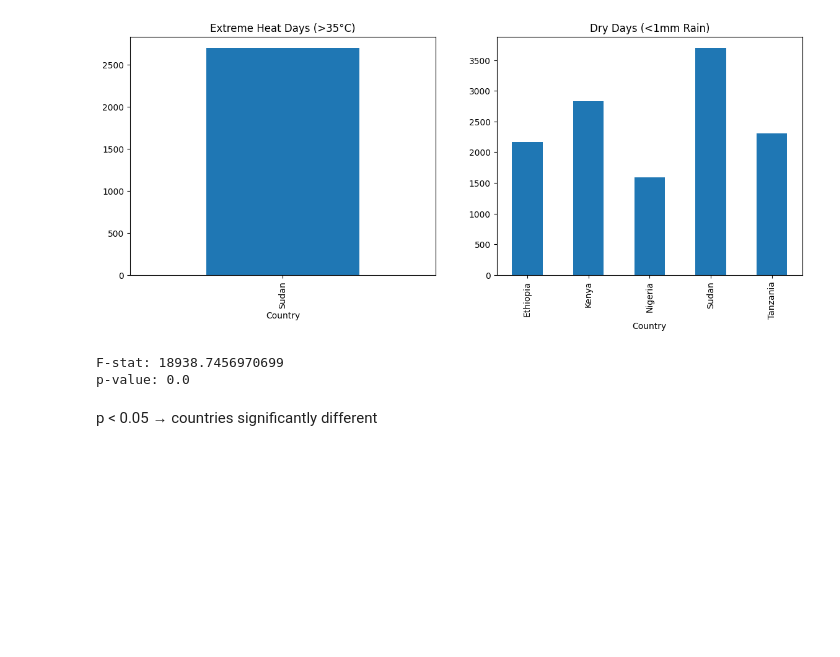
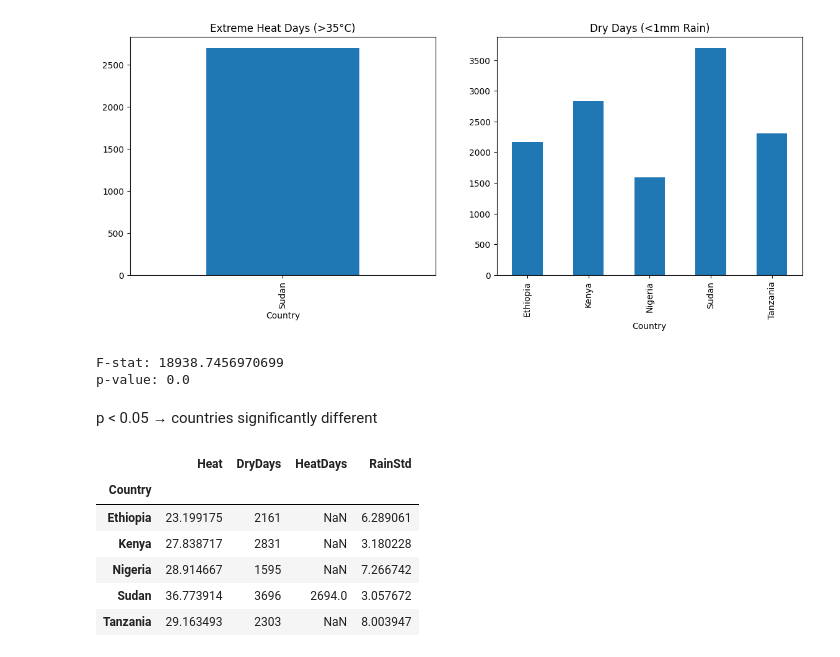
Before and after one commit to fenet-as/climate-challenge-week0, a Jupyter notebook: notebooks/compare_countries.ipynb, the cells around one changed output. Saved outputs shown, nothing was run; the diff lists cells and outputs as text; code cells hidden in the pictures; blank space fills up the shorter version.

```diff
--- a/notebooks/compare_countries.ipynb
+++ b/notebooks/compare_countries.ipynb
@@ -117,3 +117,20 @@ F-stat: 18938.7456970699
 p-value: 0.0
 # %% [markdown]
 p < 0.05 → countries significantly different
+# %%
+vulnerability = pd.DataFrame()
+
+vulnerability["Heat"] = df.groupby("Country")["T2M_MAX"].mean()
+vulnerability["DryDays"] = dry_events
+vulnerability["HeatDays"] = heat_events
+vulnerability["RainStd"] = df.groupby("Country")["PRECTOTCORR"].std()
+
+vulnerability
+# %% [output]
+|  | Heat | DryDays | HeatDays | RainStd |
+| Country |  |  |  |  |
+| Ethiopia | 23.199175 | 2161 | NaN | 6.289061 |
+| Kenya | 27.838717 | 2831 | NaN | 3.180228 |
+| Nigeria | 28.914667 | 1595 | NaN | 7.266742 |
+| Sudan | 36.773914 | 3696 | 2694.0 | 3.057672 |
+| Tanzania | 29.163493 | 2303 | NaN | 8.003947 |
```
Also changed, not shown: parts of 1 cell of this notebook.
